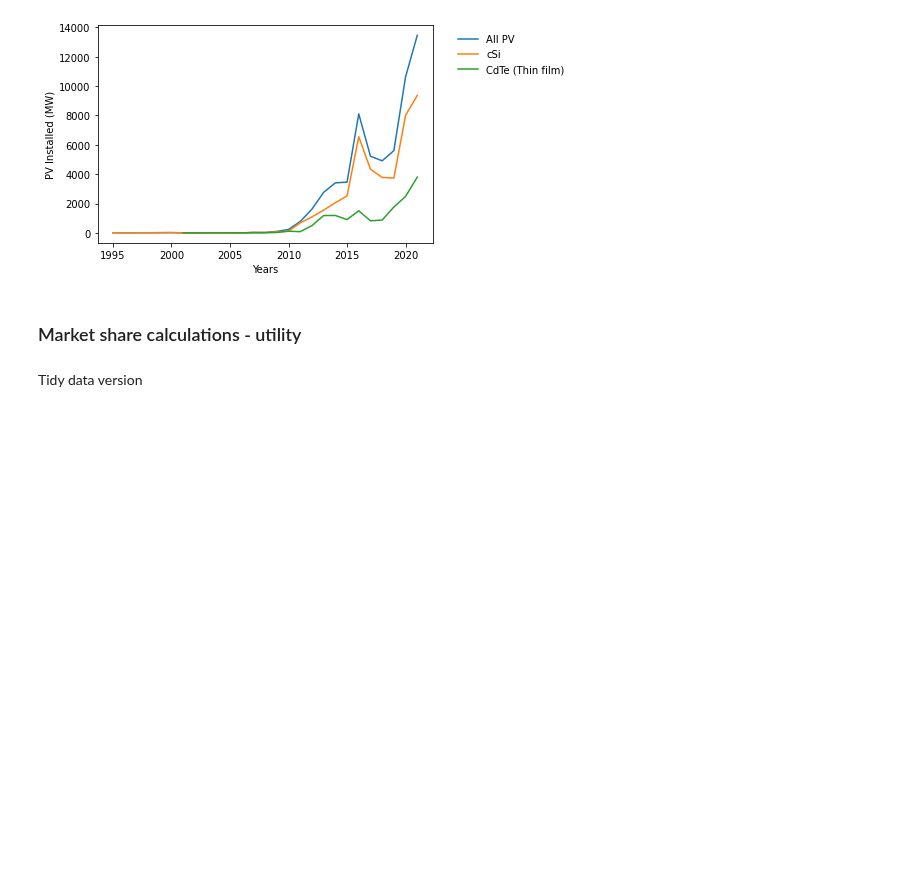
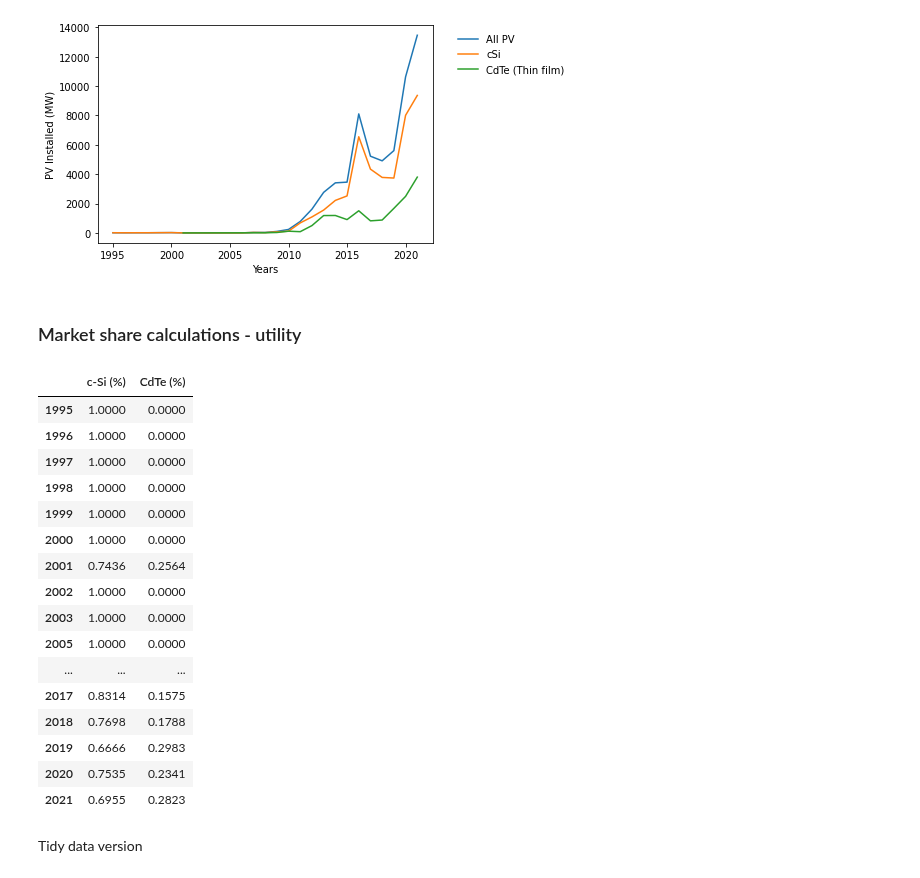
Before and after one commit to NREL/PV_ICE, a Jupyter notebook: docs/tutorials/baseline development documentation/(baseline development) EIA860 Processing - cSi CdTe Installation.ipynb, the cells around one changed output. Cells and saved outputs as stored; diff of their text form; code cells hidden in the pictures; blank space fills up the shorter version.

```diff
--- a/docs/tutorials/baseline development documentation/(baseline development) EIA860 Processing - cSi CdTe Installation.ipynb
+++ b/docs/tutorials/baseline development documentation/(baseline development) EIA860 Processing - cSi CdTe Installation.ipynb
@@ -200,4 +230,24 @@ ms_utility.fillna(0, inplace=True)
 ms_utility.to_csv(os.path.join(supportMatfolder, 'output_eia860_market_share_c-Si_CdTe_utility.csv'))
+# %%
+ms_utility
+# %% [output]
+|  | c-Si (%) | CdTe (%) |
+| 1995 | 1.0000 | 0.0000 |
+| 1996 | 1.0000 | 0.0000 |
+| 1997 | 1.0000 | 0.0000 |
+| 1998 | 1.0000 | 0.0000 |
+| 1999 | 1.0000 | 0.0000 |
+| 2000 | 1.0000 | 0.0000 |
+| 2001 | 0.7436 | 0.2564 |
+| 2002 | 1.0000 | 0.0000 |
+| 2003 | 1.0000 | 0.0000 |
+| 2005 | 1.0000 | 0.0000 |
+| ... | ... | ... |
+| 2017 | 0.8314 | 0.1575 |
+| 2018 | 0.7698 | 0.1788 |
+| 2019 | 0.6666 | 0.2983 |
+| 2020 | 0.7535 | 0.2341 |
+| 2021 | 0.6955 | 0.2823 |
 # %% [markdown]
 Tidy data version
 # %%
```
Also changed, not shown: parts of 8 cells of this notebook, 13 other files.
